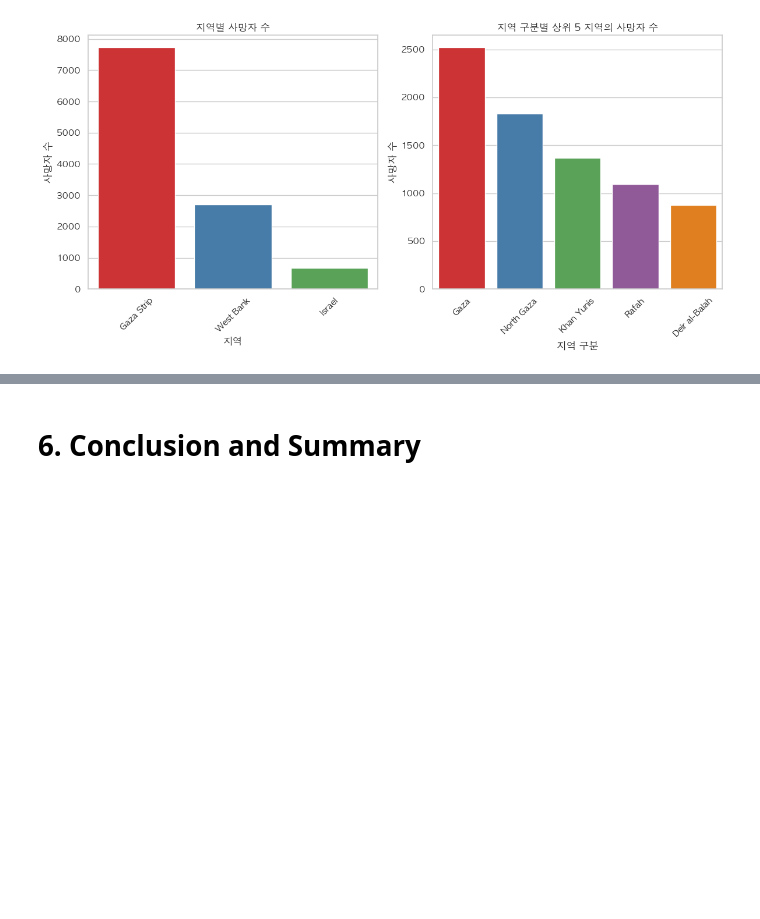
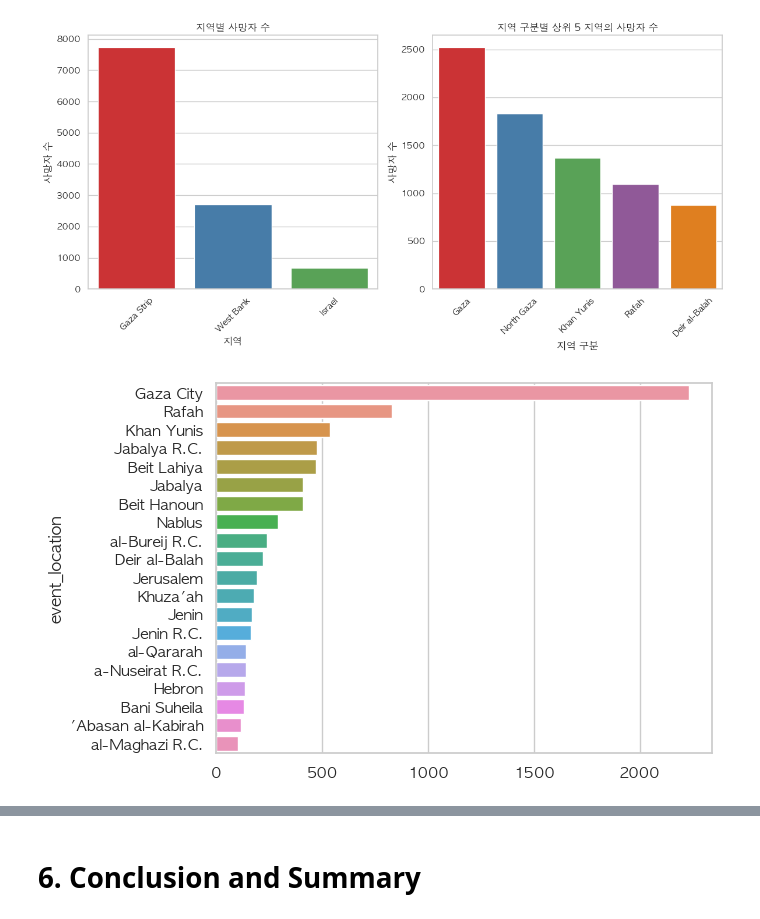
Before and after one commit to PSLeon24/Israeli-Palestinian_Data_Analysis_Project, a Jupyter notebook: index.ipynb, the cells around one changed output, grey strips where cells are left out. Drawn from its saved outputs; the diff is of its cells as text; code cells hidden in the pictures; blank space fills up the shorter version.

```diff
--- a/index.ipynb
+++ b/index.ipynb
@@ -343,6 +343,11 @@ plt.tight_layout()
 plt.show()
 # %% [output]
 [figure]
+# %%
+sns.barplot(data=df,x=df['event_location'].value_counts().values[:20],y=df['event_location'].value_counts().index[:20])
+plt.show()
+# %% [output]
+[figure, added]
 # %%
 # 주요 지역 좌표 정의
 district_coords = {
```
Also changed, not shown: parts of 2 cells of this notebook.
